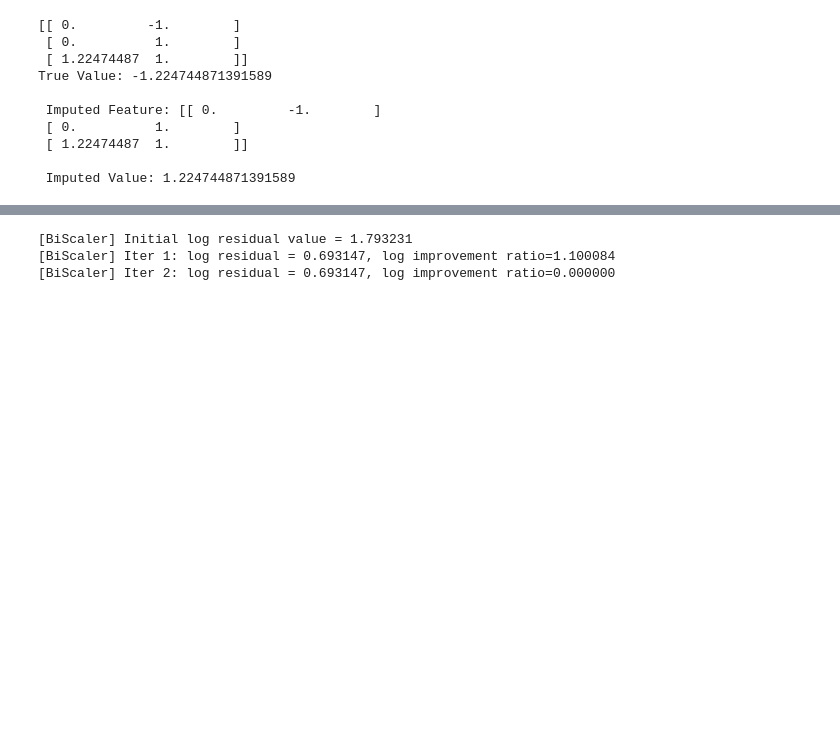
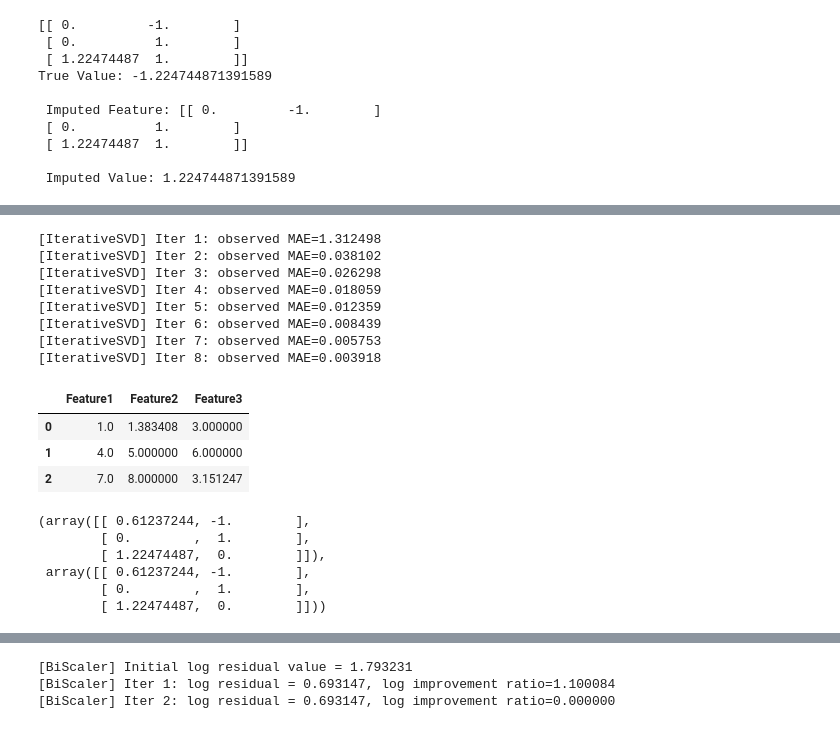
Before and after one commit to jackcolombo4/Tutorials_Machine_Learning, a Jupyter notebook: Machine_Learning_guide/ml_common_techniques_1_sklearn.ipynb, the cells around one changed output, grey strips where cells are left out. Saved outputs shown, nothing was run; the diff lists cells and outputs as text; code cells hidden in the pictures; blank space fills up the shorter version.

```diff
--- a/Machine_Learning_guide/ml_common_techniques_1_sklearn.ipynb
+++ b/Machine_Learning_guide/ml_common_techniques_1_sklearn.ipynb
@@ -143,0 +102,54 @@ array([[ 2.44947994e+00, -1.00000000e+00],
+# %%
+""" Matrix Factorization (SVD = Singular Value Decomposition)
+N.B.1
+Using 'IterativeSVD' from fancyimpute without specifying the rank parameter can lead to the ValueError: 'k' must be an integer satisfying '0 < k < min(A.shape)',
+The automatic selection of k (selected based on the dimensions) may not work correctly!
+N.B.2
+The rank represents the number of singular values to use for imputation.
+N.B.3
+The FutureWarning: "is_sparse" is deprecated is suppressed!
+"""
+import warnings
+warnings.filterwarnings("ignore", category=FutureWarning)
+
+data_svd = np.array([
+    [1, np.nan, 3],
+    [4, 5, 6],
+    [7, 8, np.nan]
+])
+df_svd = pd.DataFrame(data_svd, columns=["Feature1", "Feature2", "Feature3"])
+
+# Initialize the IterativeSVD imputer with a specified rank,
+imputer_svd = IterativeSVD(rank=2)
+imputed_fit = imputer_svd.fit_transform(df_svd)
+imputed_df_svd = pd.DataFrame(imputed_fit, columns=df_svd.columns)
+imputed_df_svd
+# %% [output]
+[IterativeSVD] Iter 1: observed MAE=1.312498
+[IterativeSVD] Iter 2: observed MAE=0.038102
+[IterativeSVD] Iter 3: observed MAE=0.026298
+[IterativeSVD] Iter 4: observed MAE=0.018059
+[IterativeSVD] Iter 5: observed MAE=0.012359
+[IterativeSVD] Iter 6: observed MAE=0.008439
+[IterativeSVD] Iter 7: observed MAE=0.005753
+[IterativeSVD] Iter 8: observed MAE=0.003918
+|  | Feature1 | Feature2 | Feature3 |
+| 0 | 1.0 | 1.383408 | 3.000000 |
+| 1 | 4.0 | 5.000000 | 6.000000 |
+| 2 | 7.0 | 8.000000 | 3.151247 |
+# %%
+## Replace missing values with the mean and median of each column
+imputer1 = SimpleFill()
+imputed_simple1 = imputer1.fit_transform(standardized_features)
+imputer2 = SimpleFill('median')
+imputed_simple2 = imputer2.fit_transform(standardized_features)
+
+
+imputed_simple1, imputed_simple2
+# %% [output]
+(array([[ 0.61237244, -1.        ],
+        [ 0.        ,  1.        ],
+        [ 1.22474487,  0.        ]]),
+ array([[ 0.61237244, -1.        ],
+        [ 0.        ,  1.        ],
+        [ 1.22474487,  0.        ]]))
```
Also changed, not shown: parts of 20 cells of this notebook.
